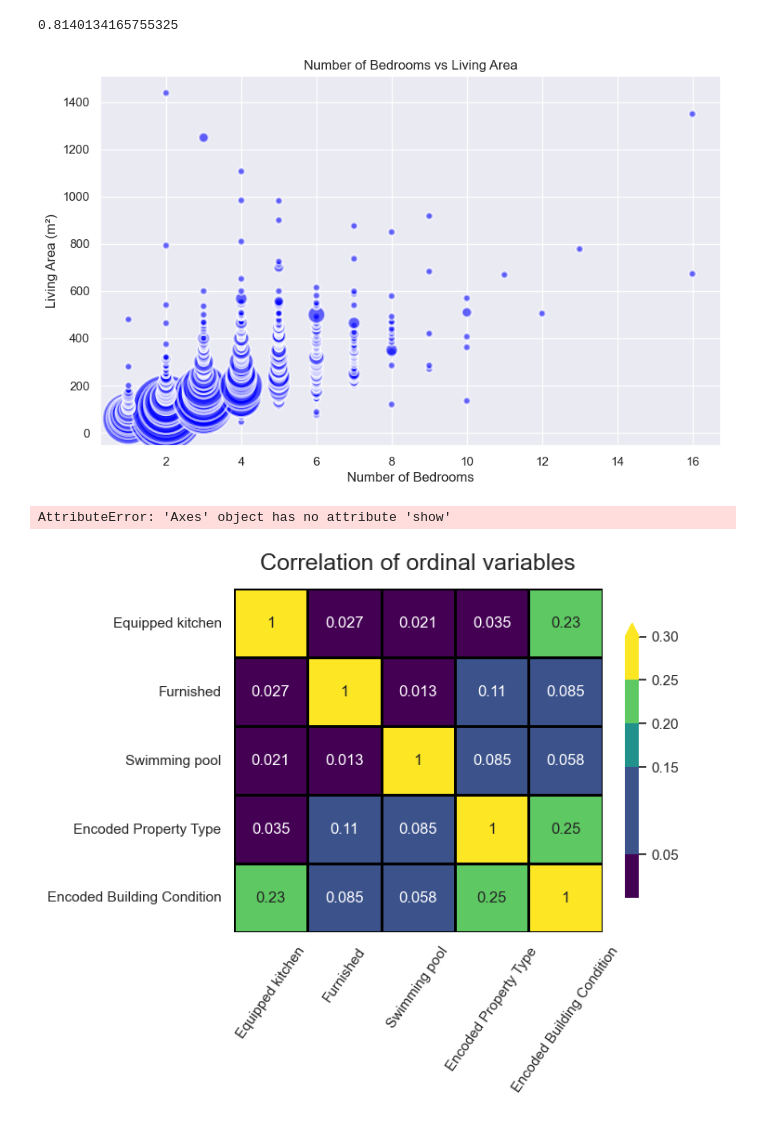
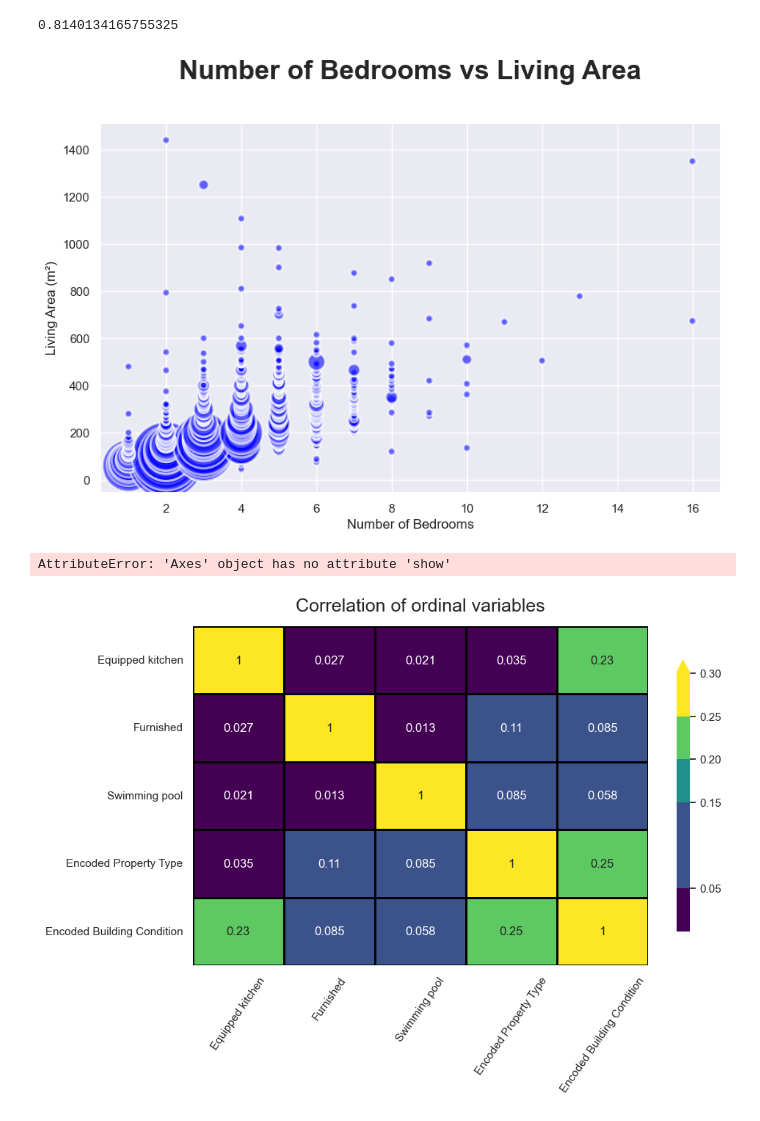
Before and after one commit to Kevin-Van-Hoorebeek/immoeliza_data_analysis, a Jupyter notebook: Analysis/maarten.ipynb, the cells around one changed output. Saved outputs shown, nothing was run; the diff lists cells and outputs as text; code cells hidden in the pictures.

Commit message:
plotting results

```diff
--- a/Analysis/maarten.ipynb
+++ b/Analysis/maarten.ipynb
@@ -1,7 +1,5 @@
 # %%
 import pandas as pd
-import  numpy as np
-from scipy import stats
 from sklearn.preprocessing import LabelEncoder
 import researchpy as rp
 import seaborn as sns
@@ -14,8 +12,6 @@ data = pd.read_csv("../Data/Cleaned/sanitized_property_listings_Kelli_final.csv"
 data = data[data['Price'] < 1000000]
 
 # Transforming qualitative into numerical
-condition_counts = data['Building condition'].value_counts()
-property_counts = data['Property type'].value_counts()
 label_encoder_property_type = LabelEncoder()
 label_encoder_condition = LabelEncoder()
 data['Encoded Property Type'] = label_encoder_property_type.fit_transform(data['Property type'])
@@ -33,41 +29,45 @@ print(data_2.corr(method='spearman').loc['Number of bedrooms', 'Living area m²'
 counts_per_livingarea = data.groupby(['Living area m²', 'Number of bedrooms']).size().reset_index(name='counts')
 x = counts_per_livingarea['Number of bedrooms']
 y = counts_per_livingarea['Living area m²']
-sizes = counts_per_livingarea['counts'] * 40  # Adjust bubble size as needed for better visualization
+sizes = counts_per_livingarea['counts'] * 40
 
 # Create the bubble plot
 plt.figure(figsize=(10, 6))
 plt.scatter(x, y, s=sizes, alpha=0.6, color='blue', edgecolors="w", linewidth=2)
 plt.xlabel('Number of Bedrooms')
 plt.ylabel('Living Area (m²)')
-plt.title('Number of Bedrooms vs Living Area')
+plt.title('Number of Bedrooms vs Living Area', fontsize=24, fontweight='bold', pad=40)
 
 plt.show()
 
 
 # CORRELATION BETWEEN NOMINAL VARIABLES WITH CRAMER'S V
 data_3 = data[['Equipped kitchen', 'Furnished', 'Swimming pool', 'Encoded Property Type', 'Encoded Building Condition']]
 data_cramersv = {}
 for i in data_3.columns:
     item_list = []
     for j in data_3.columns:
         ctab, res = rp.crosstab(data[i], data[j], test="chi-square")
         item_list.append(res['results'][2])
     data_cramersv[i] = item_list
 
 data_coiff = pd.DataFrame(data_cramersv)
 
 # plotting the heatmap
-    # creata a custom colorblind-friendly colormap
+    # create a custom colorblind-friendly colormap
 viridis_colors = plt.cm.viridis([0.0, 0.25, 0.25, 0.5, 0.75, 1.0])
 custom_cmap = ListedColormap(viridis_colors)
 
-hm = sns.heatmap(data = data_coiff, vmin=0.0, vmax=0.3, annot=True, linewidth=2, linecolor="black", yticklabels=['Equipped kitchen', 'Furnished', 'Swimming pool', 'Encoded Property Type', 'Encoded Building Condition'], cmap=custom_cmap, cbar_kws={'ticks': [.05, .15, .20, .25, .30], 'extend': 'max', 'shrink': 0.8})
+fig, ax = plt.subplots(figsize=(10, 6))
+hm = sns.heatmap(data = data_coiff, vmin=0.0, vmax=0.3, annot=True, linewidth=2, linecolor="black", yticklabels=['Equipped kitchen', 'Furnished', 'Swimming pool', 'Encoded Property Type', 'Encoded Building Condition'], cmap=custom_cmap, cbar_kws={'ticks': [.05, .15, .20, .25, .30], 'extend': 'max', 'shrink': 0.8}, ax=ax)
 plt.title('Correlation of ordinal variables', size=18, pad=15)
 plt.xticks(rotation=55)
+
+
+
 hm.show()
 # %% [output]
 0.8140134165755325
-[figure, old version]
+[figure, new version]
 AttributeError: 'Axes' object has no attribute 'show'
-[figure, old version]
+[figure, new version]
```
